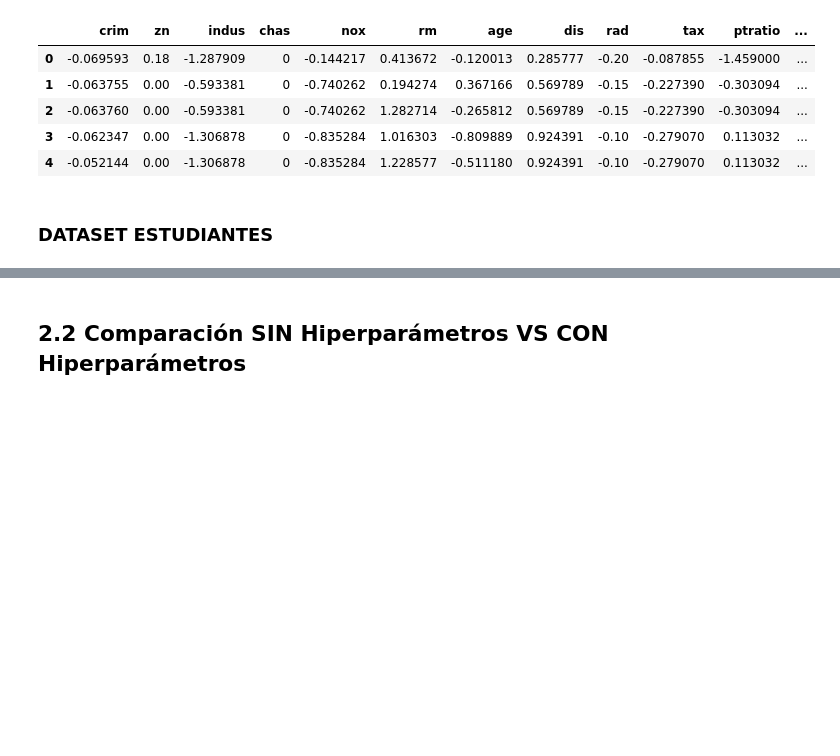
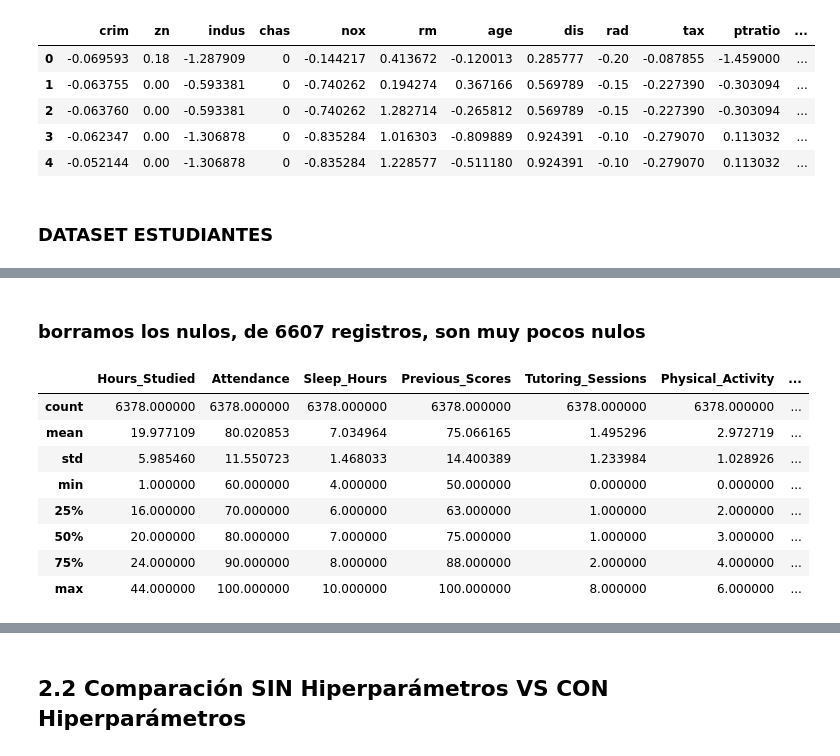
Before and after one commit to JDomingoDelgadoAlonso/AlgoritmosDeRegresion, a Jupyter notebook: JDDAAlgoritmosRegresion.ipynb, the cells around one changed output, grey strips where cells are left out. Saved outputs shown, nothing was run; the diff lists cells and outputs as text; code cells hidden in the pictures; blank space fills up the shorter version.

```diff
--- a/JDDAAlgoritmosRegresion.ipynb
+++ b/JDDAAlgoritmosRegresion.ipynb
@@ -345,0 +375,2 @@ display("DATASET STUDENT",dfstudent.head(5))
+# %% [markdown]
+### borramos los nulos, de 6607 registros, son muy pocos nulos
@@ -345,0 +379,12 @@ display("DATASET STUDENT",dfstudent.head(5))
+# %%
+dfstudent.describe()
+# %% [output]
+|  | Hours_Studied | Attendance | Sleep_Hours | Previous_Scores | Tutoring_Sessions | Physical_Activity | ... |
+| count | 6378.000000 | 6378.000000 | 6378.000000 | 6378.000000 | 6378.000000 | 6378.000000 | ... |
+| mean | 19.977109 | 80.020853 | 7.034964 | 75.066165 | 1.495296 | 2.972719 | ... |
+| std | 5.985460 | 11.550723 | 1.468033 | 14.400389 | 1.233984 | 1.028926 | ... |
+| min | 1.000000 | 60.000000 | 4.000000 | 50.000000 | 0.000000 | 0.000000 | ... |
+| 25% | 16.000000 | 70.000000 | 6.000000 | 63.000000 | 1.000000 | 2.000000 | ... |
+| 50% | 20.000000 | 80.000000 | 7.000000 | 75.000000 | 1.000000 | 3.000000 | ... |
+| 75% | 24.000000 | 90.000000 | 8.000000 | 88.000000 | 2.000000 | 4.000000 | ... |
+| max | 44.000000 | 100.000000 | 10.000000 | 100.000000 | 8.000000 | 6.000000 | ... |
```
Also changed, not shown: parts of 52 cells of this notebook.
